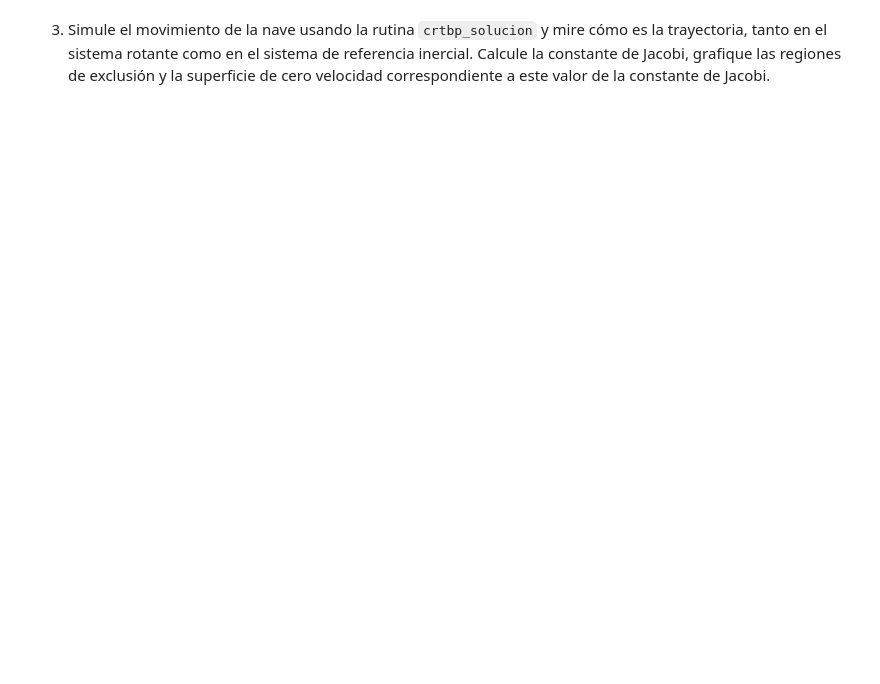
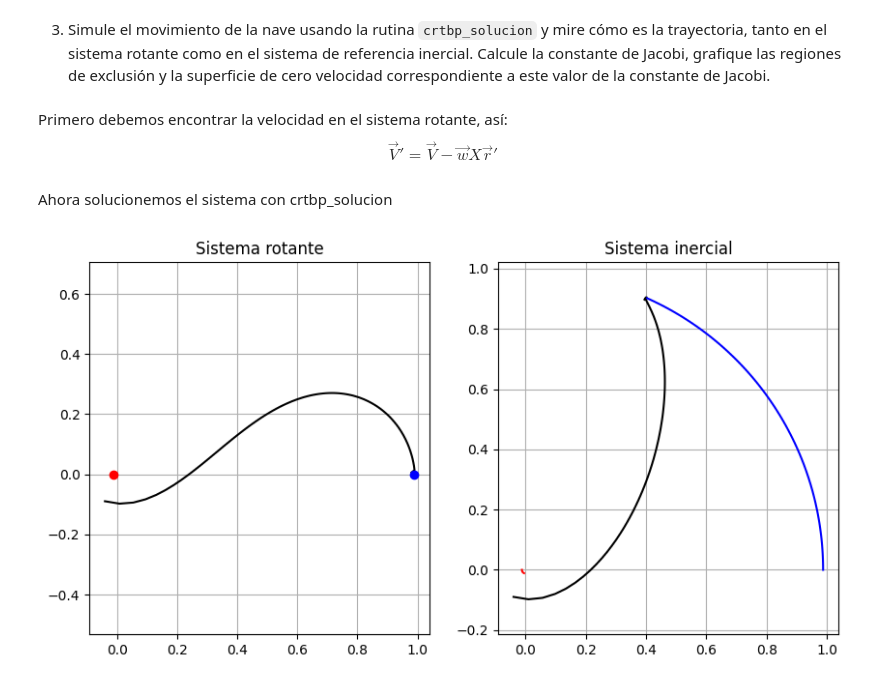
Before and after one commit to andromedalactea/celestial_mechanics, a Jupyter notebook: scripts/Homeworks/MC_Tarea4_ViajeALaLuna.ipynb, the cells around one changed output. Cells and saved outputs as stored; diff of their text form; code cells hidden in the pictures; blank space fills up the shorter version.

Commit message:
HW4 moon arrive from ship

```diff
--- a/scripts/Homeworks/MC_Tarea4_ViajeALaLuna.ipynb
+++ b/scripts/Homeworks/MC_Tarea4_ViajeALaLuna.ipynb
@@ -236,8 +237,8 @@ $$Vy= V_{peri} cos(f') = - V_{peri} cos(f)$$
 Ahora que tenemos el como encontrar las componentes de la posición y la velocidad, podemos verlos númericamente:
 # %%
 # Para las posiciones
-x_initial = r_peri*np.cos(true_anomaly_satelite*deg2rad)/km2m
-y_initial = r_peri*np.sin(true_anomaly_satelite*deg2rad)/km2m
+x_initial = r_peri*np.cos(true_anomaly_satelite*deg2rad)
+y_initial = r_peri*np.sin(true_anomaly_satelite*deg2rad)
 
 # Para las velocidades
 Vx_initial = -v_eliptic_orbit*np.sin(true_anomaly_satelite*deg2rad)
@@ -311,2 +316,55 @@ array([ 4.18785703, -1.30639171,  0.        ])
 # %% [markdown]
 3. Simule el movimiento de la nave usando la rutina `crtbp_solucion` y mire cómo es la trayectoria, tanto en el sistema rotante como en el sistema de referencia inercial. Calcule la constante de Jacobi, grafique las regiones de exclusión y la superficie de cero velocidad correspondiente a este valor de la constante de Jacobi.
+# %% [markdown]
+Primero debemos encontrar la velocidad en el sistema rotante, así:
+$$\vec{V}'=\vec{V} - \vec{w}X\vec{r}'$$
+# %%
+# Veamos el vector de velocidad angular
+w_vec = np.array([0, 0, w_moon*deg2rad])
+
+# Para el caso inicial la posición de la nave en el sistema inercial y el rotante son iguales
+Vp_ship_initial = V_ship_initial - np.cross(w_vec, r_ship_initial)
+# %% [markdown]
+Ahora solucionemos el sistema con crtbp_solucion
+# %%
+alfa = abs(x_earth_initial)
+ts = np.linspace(0,1.15,100)
+rs_rot,vs_rot,rs_ine,vs_ine,r1_ine,r2_ine = pc.crtbp_solucion(alfa,r_ship_initial,Vp_ship_initial,ts)
+# %%
+# Crear una figura y dos subgráficos (ejes)
+fig, axs = plt.subplots(1, 2, figsize=(10, 5))
+
+# Primer subgráfico (Sistema rotante)
+# -----------------------------------
+# Dibujar una línea negra usando los datos en rs_rot
+axs[0].plot(rs_rot[:, 0], rs_rot[:, 1], 'k-')
+# Marcar el punto correspondiente a -alfa correspondiente a la tierra
+axs[0].plot([-alfa], [0], 'ro')
+# Marcar el punto correspondiente a 1-alfa correspondiente a la luna
+axs[0].plot([1 - alfa], [0], 'bo')
+# Configurar los ejes para que tengan la misma escala
+axs[0].axis('equal')
+# Añadir una cuadrícula al gráfico
+axs[0].grid()
+# Establecer el título del primer subgráfico
+axs[0].set_title("Sistema rotante")
+
+# Segundo subgráfico (Sistema inercial)
+# ------------------------------------
+# Dibujar una línea negra usando los datos en rs_ine
+axs[1].plot(rs_ine[:, 0], rs_ine[:, 1], 'k-')
+# Dibujar una línea roja usando los datos en r1_ine
+axs[1].plot(r1_ine[:, 0], r1_ine[:, 1], 'r-')
+# Dibujar una línea azul usando los datos en r2_ine
+axs[1].plot(r2_ine[:, 0], r2_ine[:, 1], 'b-')
+# Configurar los ejes para que tengan la misma escala
+axs[1].axis('equal')
+# Añadir una cuadrícula al gráfico
+axs[1].grid()
+# Establecer el título del segundo subgráfico
+axs[1].set_title("Sistema inercial")
+
+# Mostrar la figura
+plt.show()
+# %% [output]
+[figure, added]
```
Also changed, not shown: parts of 12 cells of this notebook.
